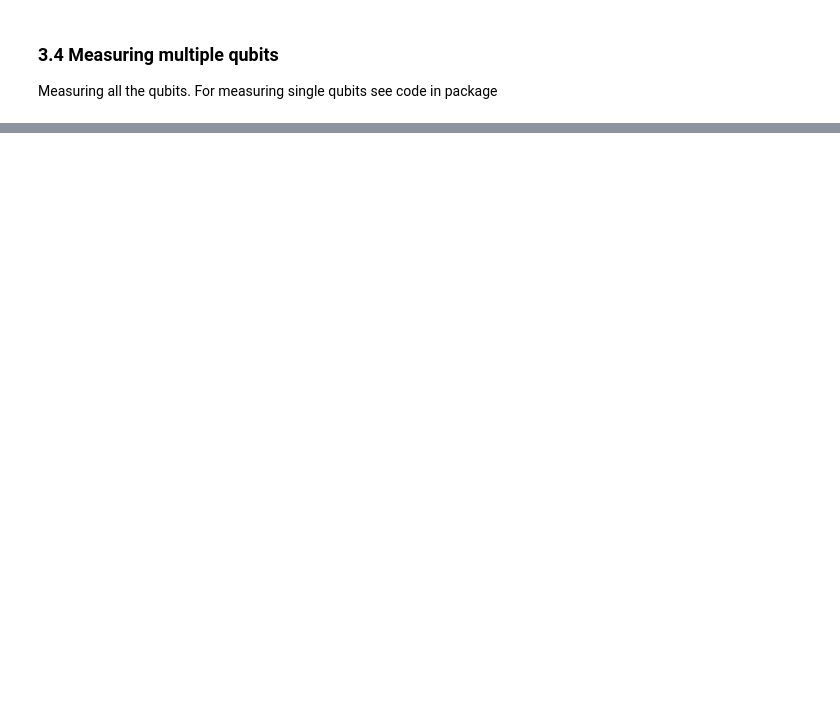
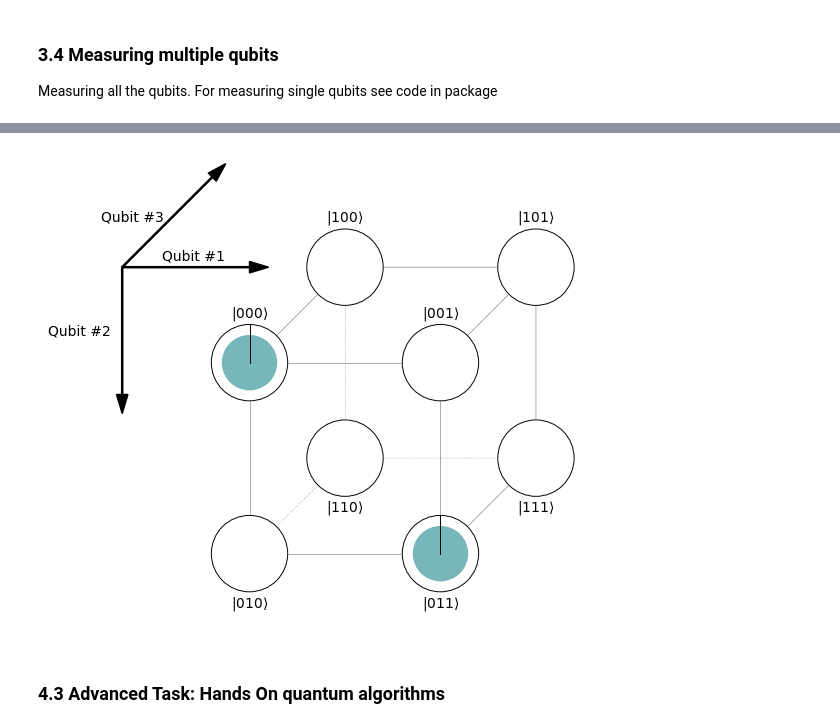
Before and after one commit to QuanTUK/examples, a Jupyter notebook: how-to-build-a-qc.ipynb, the cells around one changed output, grey strips where cells are left out. Saved outputs shown, nothing was run; the diff lists cells and outputs as text; code cells hidden in the pictures; blank space fills up the shorter version.

```diff
--- a/how-to-build-a-qc.ipynb
+++ b/how-to-build-a-qc.ipynb
@@ -540,0 +595,22 @@ dcn.show()
+# %%
+from qc_education_package import Simulator, CircleNotation, DimensionalCircleNotation
+
+n = 3  # No. of qubits
+sim = Simulator(n)  # Create a quantum computer simulator object
+vis = DimensionalCircleNotation(sim)
+
+sim.had(1)
+sim.cNot(1,2)
+
+# For easy replication you can save the state of the simulator
+#sim.export_state('bell1') # Save state of simulator
+#sim.restoreFromFile('bell1.state')  # Restore from stored state
+
+vis.export_png('bell1.png')
+
+# Task: Create images for bell2 bell3 and bell4
+# ...
+# %% [output]
+[figure, added]
+# %% [markdown]
+### 4.3 Advanced Task: Hands On quantum algorithms
```
Also changed, not shown: parts of 22 cells of this notebook, 4 other files.
